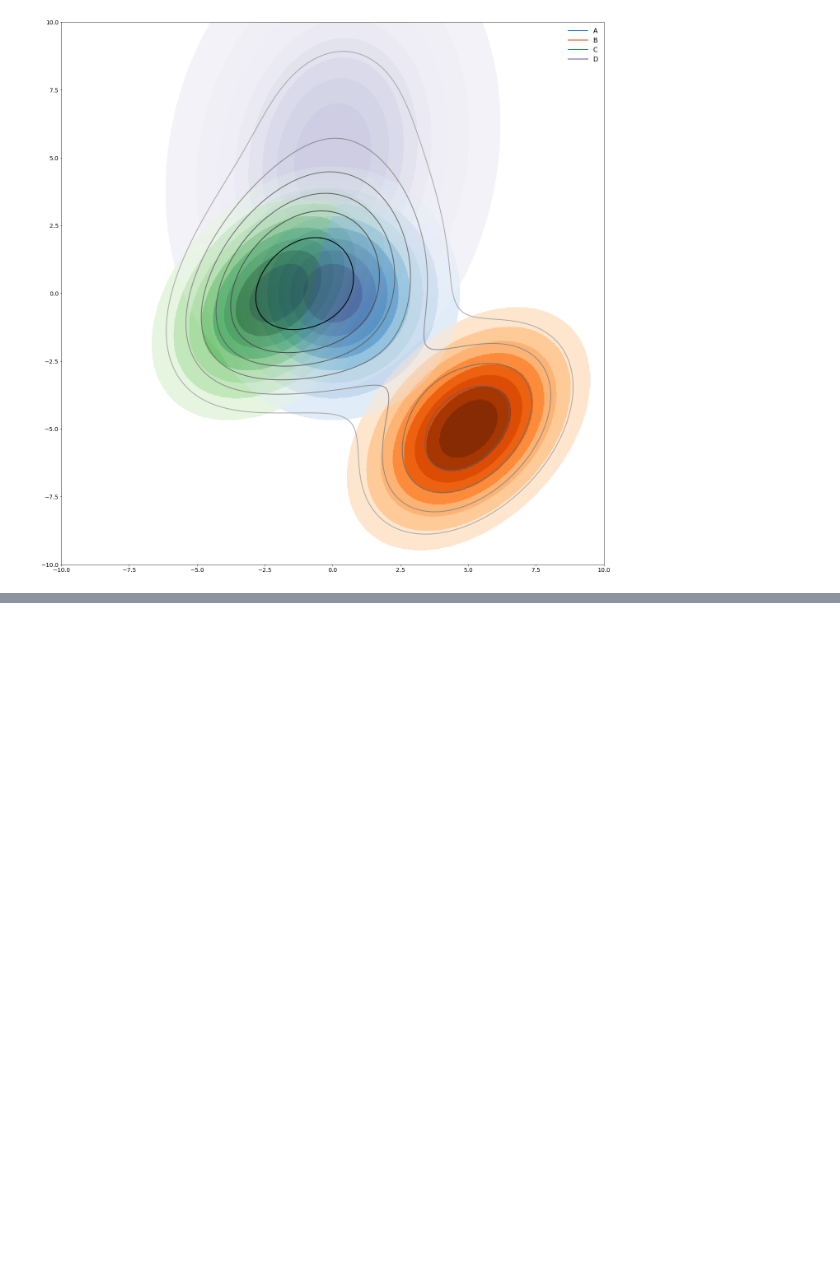
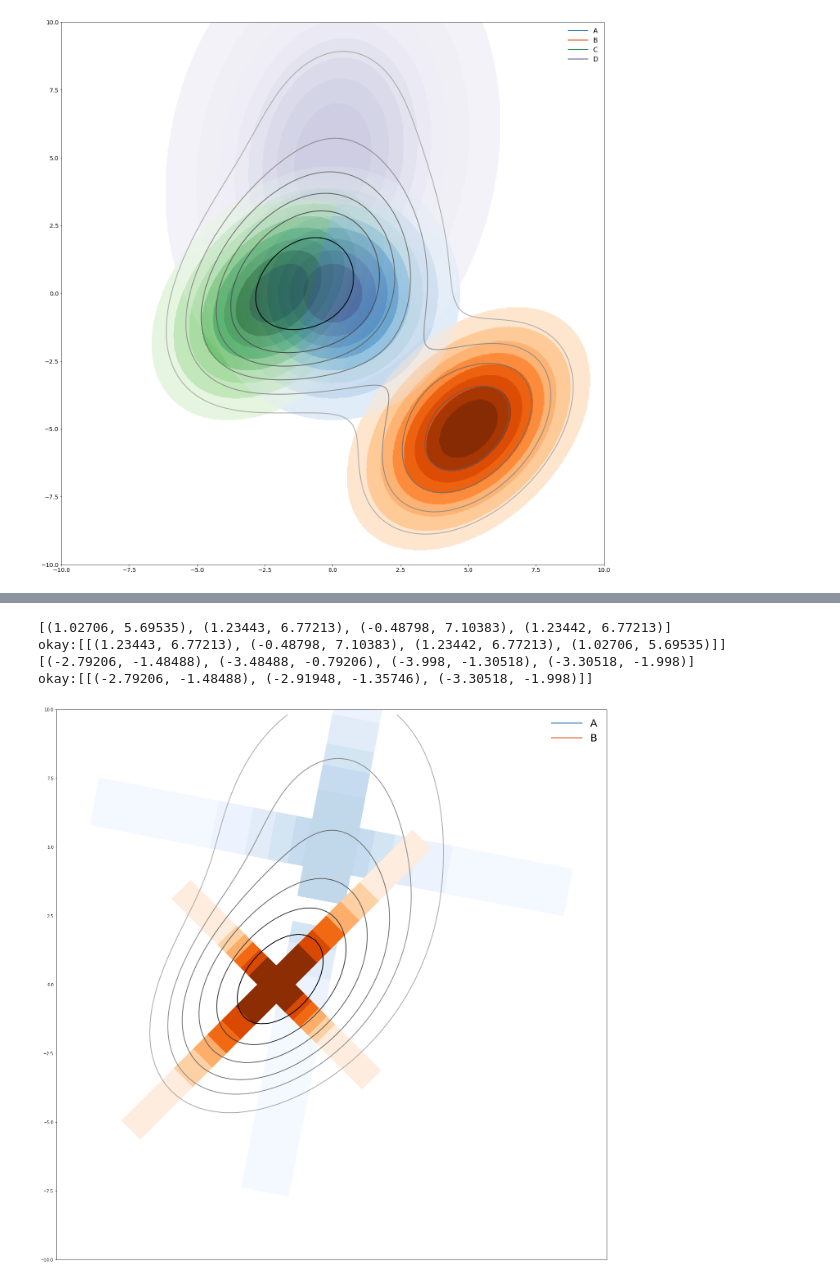
Before and after one commit to asver12/contour-maps-visualization, a Jupyter notebook: examples/RowPlot.ipynb, the cells around one changed output, grey strips where cells are left out. Cells and saved outputs as stored; diff of their text form; code cells hidden in the pictures; blank space fills up the shorter version.

```diff
--- a/examples/RowPlot.ipynb
+++ b/examples/RowPlot.ipynb
@@ -83,0 +147,11 @@ plt.savefig("joint_plot.png")
+# %%
+picture_plot.plot_images([[new_gau[3],new_gau[2]]], fill=False, crosses=True, contour_lines=True)
+plt.tight_layout()
+#
+plt.savefig("joint_plot.png")
+# %% [output]
+[(1.02706, 5.69535), (1.23443, 6.77213), (-0.48798, 7.10383), (1.23442, 6.77213)]
+okay:[[(1.23443, 6.77213), (-0.48798, 7.10383), (1.23442, 6.77213), (1.02706, 5.69535)]]
+[(-2.79206, -1.48488), (-3.48488, -0.79206), (-3.998, -1.30518), (-3.30518, -1.998)]
+okay:[[(-2.79206, -1.48488), (-2.91948, -1.35746), (-3.30518, -1.998)]]
+[figure, added]
```
Also changed, not shown: parts of 9 cells of this notebook, 1 other file.
